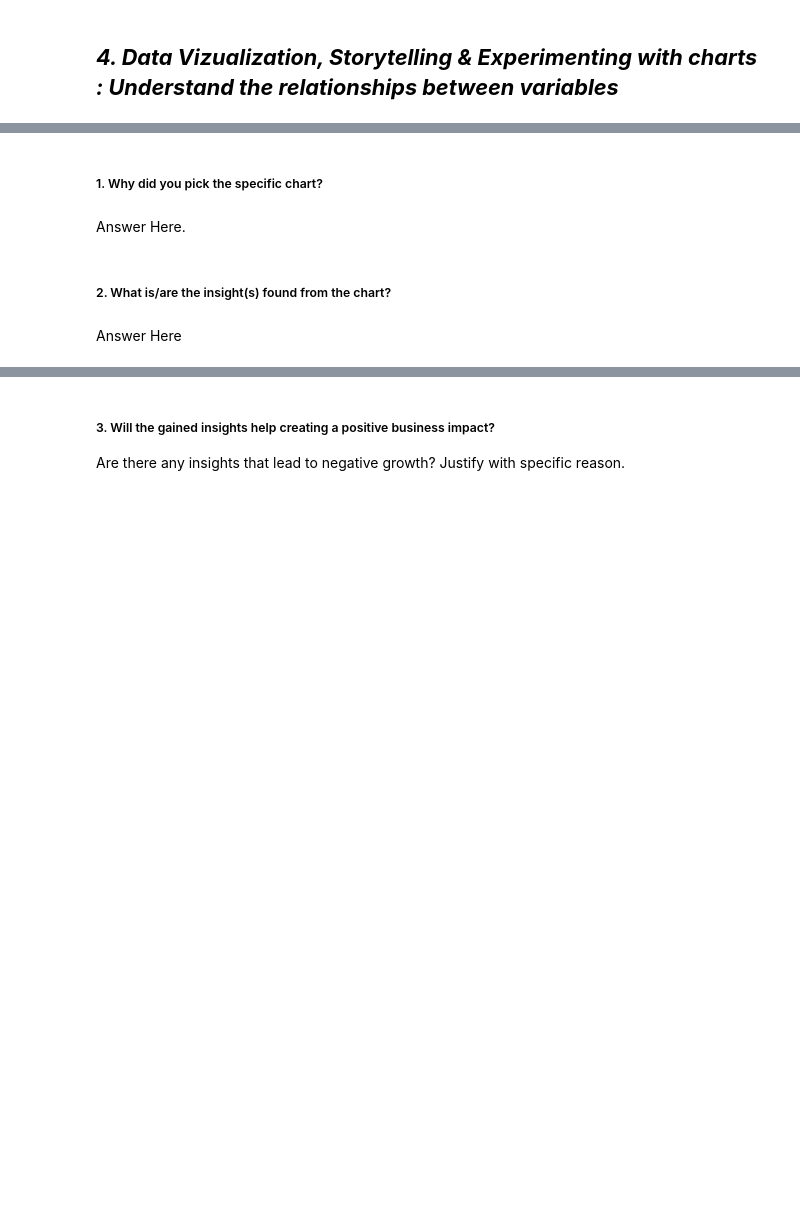
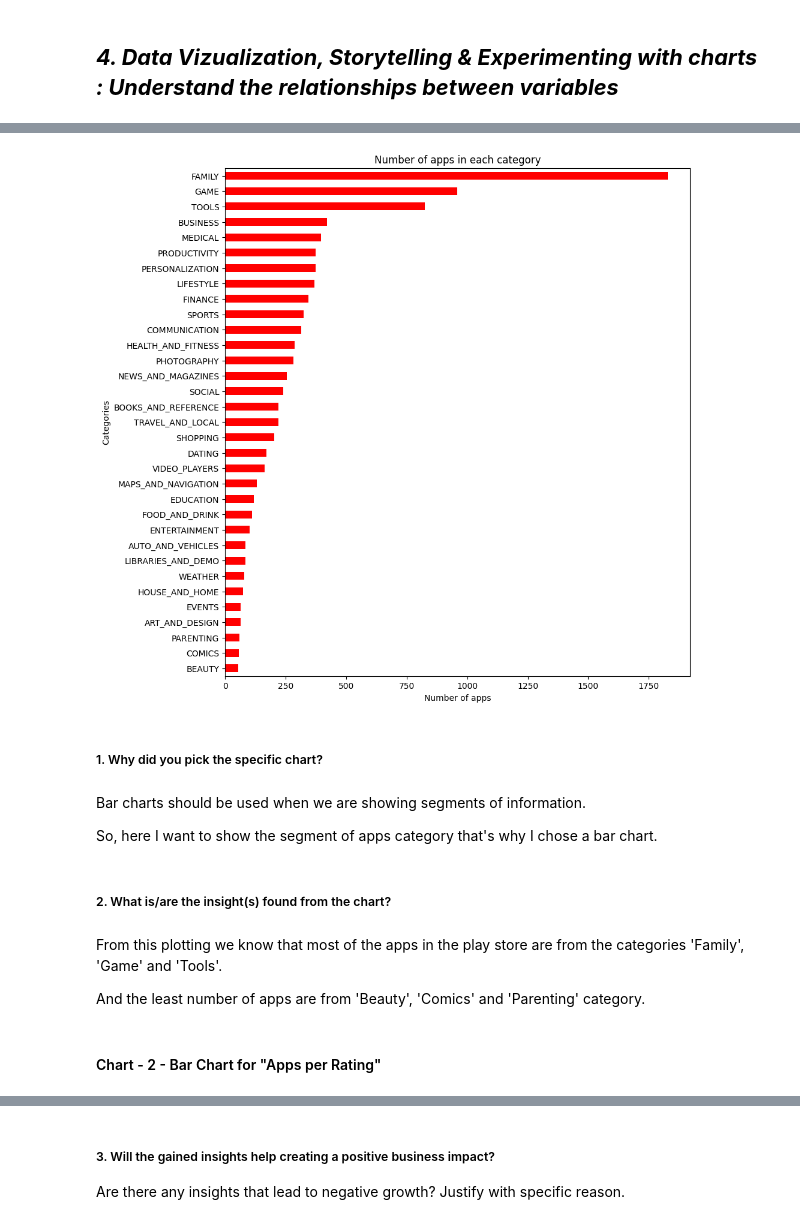
Before and after one commit to mridulbadika/Play-Store-App-Review-Analysis, a Jupyter notebook: EDA_on_Play_Store_App_Review_Analysis.ipynb, the cells around one changed output, grey strips where cells are left out. Cells and saved outputs as stored; diff of their text form; code cells hidden in the pictures; blank space fills up the shorter version.

Commit message:
4th commit, added few charts and insights

```diff
--- a/EDA_on_Play_Store_App_Review_Analysis.ipynb
+++ b/EDA_on_Play_Store_App_Review_Analysis.ipynb
@@ -819,8 +837,23 @@ Finally, our raw dataframes are ready for some data vizualisation.
+# %%
+apps_df['Category'].value_counts().plot.barh(figsize=(10,11), color = 'r').invert_yaxis()
+plt.ylabel('Categories')
+plt.xlabel('Number of apps')
+plt.title('Number of apps in each category')
+plt.show()
+# %% [output]
+[figure, added]
 # %% [markdown]
 ##### 1. Why did you pick the specific chart?
-# %% [markdown]
-Answer Here.
+# %% [markdown]
+Bar charts should be used when we are showing segments of information.
+
+So, here I want to show the segment of apps category that's why I chose a bar chart.
 # %% [markdown]
 ##### 2. What is/are the insight(s) found from the chart?
-# %% [markdown]
-Answer Here
+# %% [markdown]
+From this plotting we know that most of the apps in the play store are from
+the categories 'Family', 'Game' and 'Tools'.
+
+And the least number of apps are from 'Beauty', 'Comics' and 'Parenting' category.
+# %% [markdown]
+#### Chart - 2 - Bar Chart for "Apps per Rating"
```
Also changed, not shown: parts of 43 cells of this notebook.
